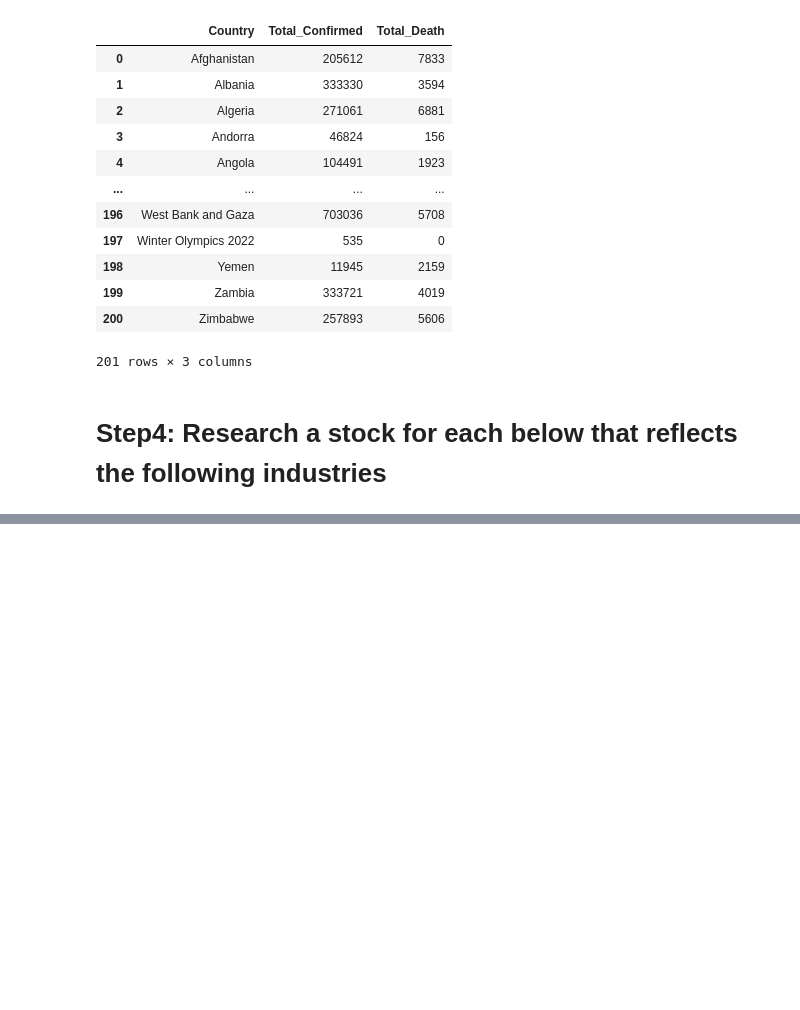
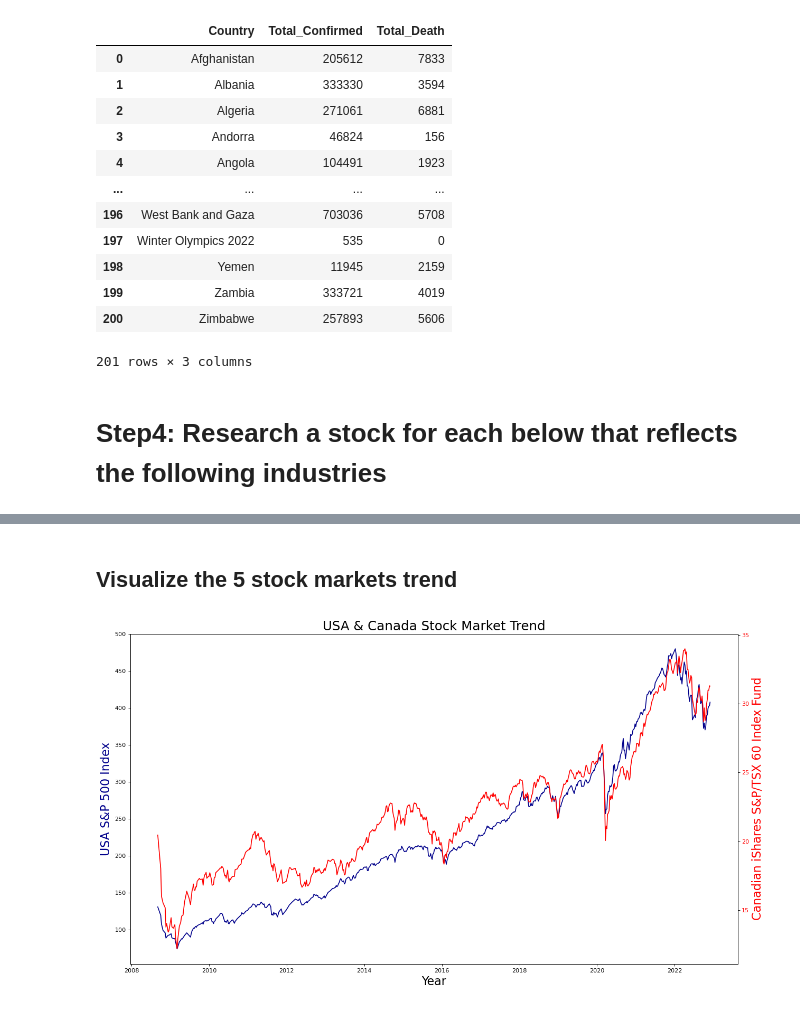
Before and after one commit to Ze-Michelle-Sun/The-Impact-of-COVID-19-on-the-Stock-Market, a Jupyter notebook: PDS_Covid19_StockMarket.ipynb, the cells around one changed output, grey strips where cells are left out. Drawn from its saved outputs; the diff is of its cells as text; code cells hidden in the pictures; blank space fills up the shorter version.

```diff
--- a/PDS_Covid19_StockMarket.ipynb
+++ b/PDS_Covid19_StockMarket.ipynb
@@ -220,0 +383,4 @@ alpha
+# %%
+# Set date to be a column and update the index
+df_5stocks= df_5stocks.reset_index()
+df_5stocks
@@ -220,0 +401,30 @@ alpha
+# %% [markdown]
+## Visualize the 5 stock markets trend
+# %%
+# Set x,y columns
+x=df_5stocks['date']
+y1=df_5stocks['USA_high']
+y2=df_5stocks['CAN_high']
+
+# Plot USA stock ETF line
+fig,ax1=plt.subplots(1,1,figsize=(16,9),dpi=80)
+ax1.plot(x,y1,color='darkblue')
+ax1.set_title("USA & Canada Stock Market Trend", fontsize=22)
+
+# Plot Canadian stock ETF line
+ax2=ax1.twinx()
+ax2.plot(x,y2,color='red')
+
+# Decorations
+# ax1(left y axis)
+ax1.set_xlabel('Year', fontsize=20)
+ax1.set_ylabel('USA S&P 500 Index', color='darkblue', fontsize=20)
+
+# ax2(right y axis)
+ax2.set_ylabel("Canadian iShares S&P/TSX 60 Index Fund", color='red', fontsize=20)
+ax2.tick_params(axis='y', labelcolor='red')
+
+fig.tight_layout()
+plt.show()
+# %% [output]
+[figure, added]
```
Also changed, not shown: parts of 39 cells of this notebook.
